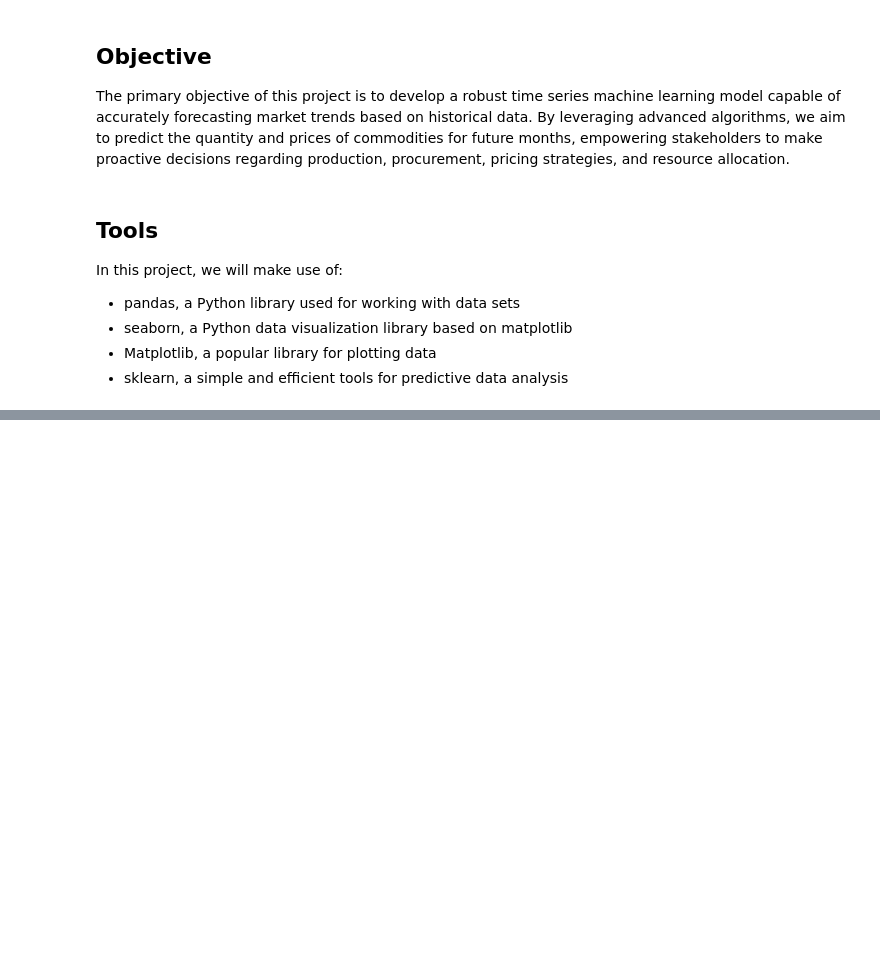
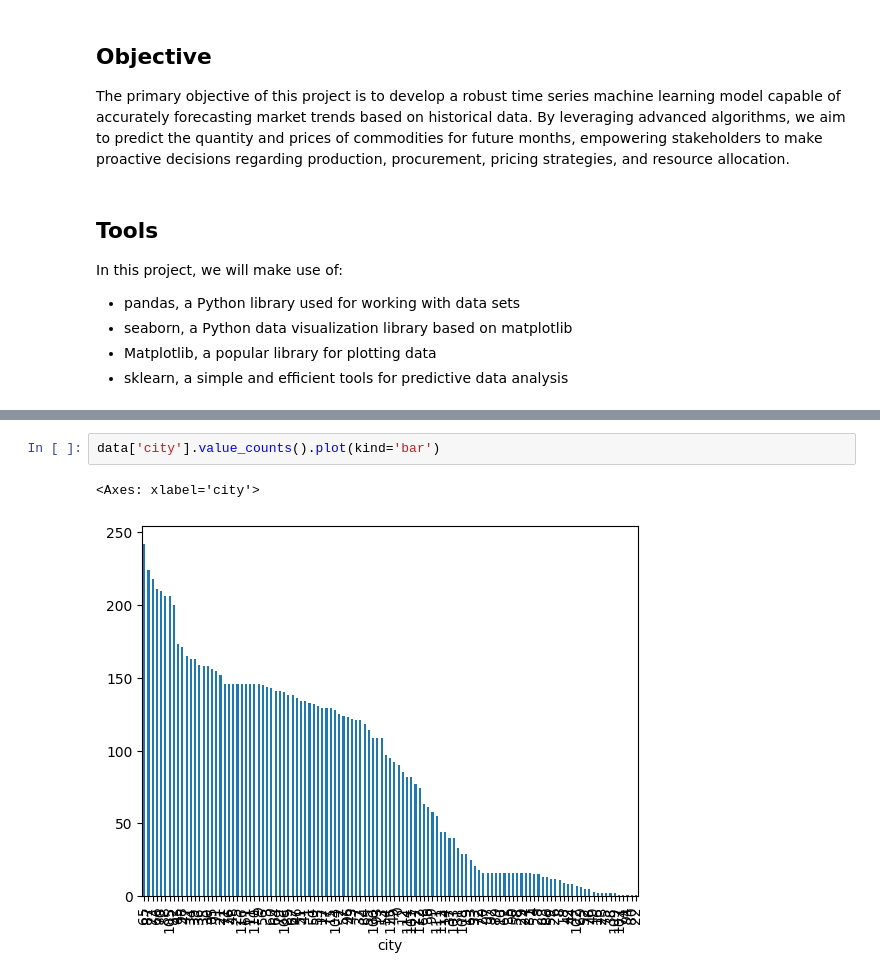
Before and after one commit to Ad7amstein/Market-Price-Prediction, a Jupyter notebook: Market_Price_Prediction_Notebook.ipynb, the cells around one changed output, grey strips where cells are left out. Cells and saved outputs as stored; diff of their text form; blank space fills up the shorter version.

```diff
--- a/Market_Price_Prediction_Notebook.ipynb
+++ b/Market_Price_Prediction_Notebook.ipynb
@@ -32,0 +180,5 @@ import matplotlib.pyplot as plt
+# %%
+data['city'].value_counts().plot(kind='bar')
+# %% [output]
+<Axes: xlabel='city'>
+[figure, added]
```
Also changed, not shown: parts of 21 cells of this notebook.
